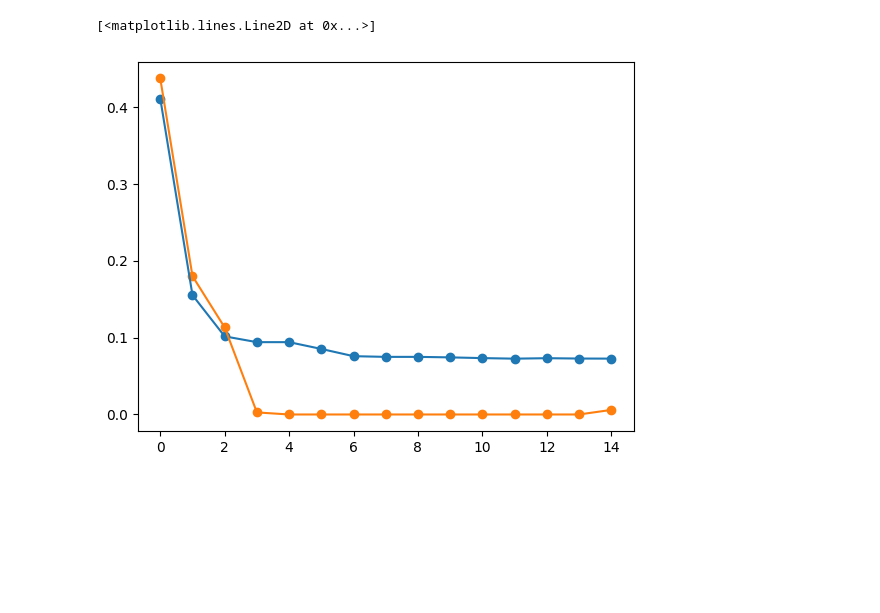
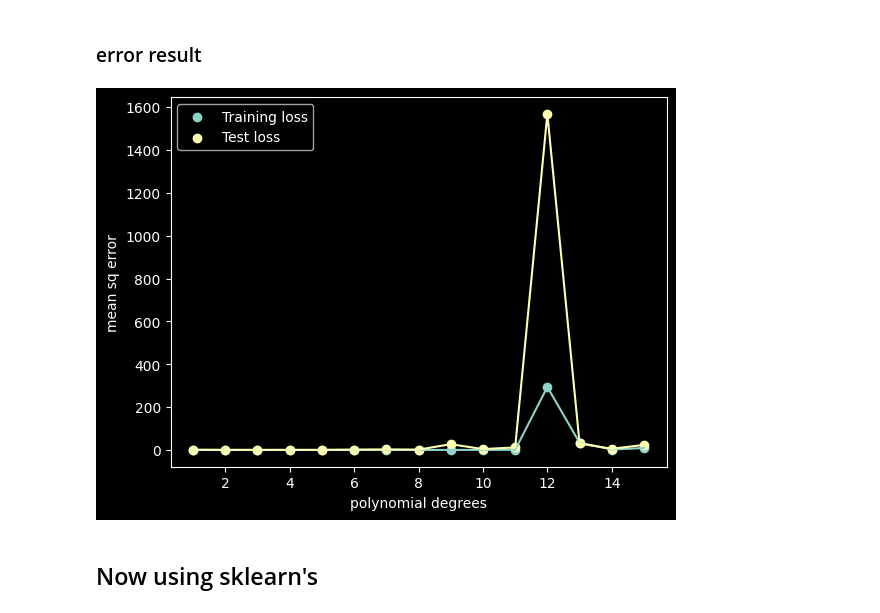
Before and after one commit to Shnku/mscode, a Jupyter notebook: linear_regg/linear_reg_visualize.ipynb, the cells around one changed output. Saved outputs shown, nothing was run; the diff lists cells and outputs as text; code cells hidden in the pictures; blank space fills up the shorter version.

```diff
--- a/linear_regg/linear_reg_visualize.ipynb
+++ b/linear_regg/linear_reg_visualize.ipynb
@@ -38,25 +52,41 @@ plt.scatter(X_test, y_test)
 # def add_dummy_feature(X):
 #     return np.c_[np.ones((X.shape[0], 1)), X]
 
+
 # Function for create polyomial of given drgree
 def make_polynomial(X, degree):
-    return np.power(X, np.arange(0, degree))
+    return np.power(X.reshape(-1, 1), np.arange(0, degree))
 # %%
 def calc_MSE(y, y_pred):
     return np.mean((y - y_pred) ** 2)
 
 
-def estimate_weights(X, y):
-    return np.linalg.pinv(X.T @ X) @ X.T @ y
-    # inv causing problem for 6X(>=13) matrix
+# inv causing problem for 6X(>=13) matrix
+def estimate_weights(X, y, regu="l2"):
+    if regu == "l2":
+        lamda_i = add_l2_regu(np.eye(X.shape[1]), l=10)
+        return np.linalg.inv(lamda_i + X.T @ X) @ X.T @ y
+    else:
+        return np.linalg.inv(X.T @ X) @ X.T @ y
 
 
-def run(X, y):
+def add_l2_regu(I, l):
+    return np.dot(l / 2, I)
+
+
+def train(X, y, use_regu="no"):
     # print(f"x={X},\ny={y.T}")
-    W_vector = estimate_weights(X, y)
+    W_vector = estimate_weights(X, y, regu=use_regu)
     y_pred = X @ W_vector
     mse = calc_MSE(y, y_pred)
     # print("dim of W_vector:", W_vector.shape, W_vector)
     # print("predicted y is:", y_pred.shape, "\n", y_pred.T)
-    print(f"x={X.shape},y={y.shape},w={W_vector.shape}, error={mse}")
+    print(f"x={X.shape},y={y.shape},w={W_vector.shape},\n train error={mse}", end="")
+    return y_pred, W_vector, mse
+
+
+def test(X, y, W):
+    y_pred = X @ W
+    mse = calc_MSE(y, y_pred)
+    print(f", test error={mse}")
     return y_pred, mse
@@ -109,9 +178,16 @@ x=(6, 7),y=(6, 1),w=(7, 1), error=2.8144063518208608e-15
 ... (18 outputs left out)
+# %% [markdown]
+### error result
 # %%
-plt.scatter(range(0, 15), train_errors_mse)
-plt.plot(range(0, 15), train_errors_mse)
-plt.scatter(range(0, 15), test_errors_mse)
-plt.plot(range(0, 15), test_errors_mse)
+plt.scatter(range(1, 16), train_errors_mse, label="Training loss")
+plt.plot(range(1, 16), train_errors_mse)
+plt.scatter(range(1, 16), test_errors_mse, label="Test loss")
+plt.plot(range(1, 16), test_errors_mse)
+plt.xlabel("polynomial degrees")
+plt.ylabel("mean sq error")
+plt.legend()
+plt.show()
 # %% [output]
-[<matplotlib.lines.Line2D at 0x...>]
-[figure, old version]
+[figure, new version]
+# %% [markdown]
+## Now using sklearn's
```
Also changed, not shown: parts of 12 cells of this notebook, 1 other file.
